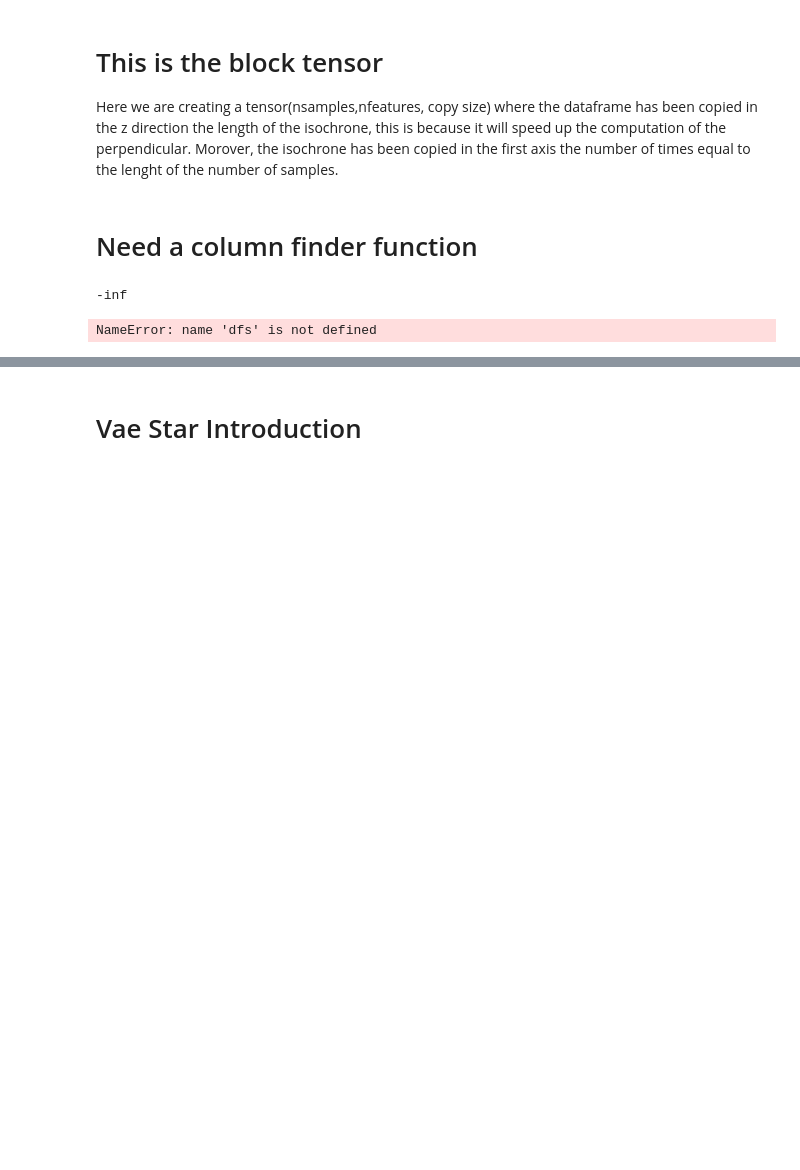
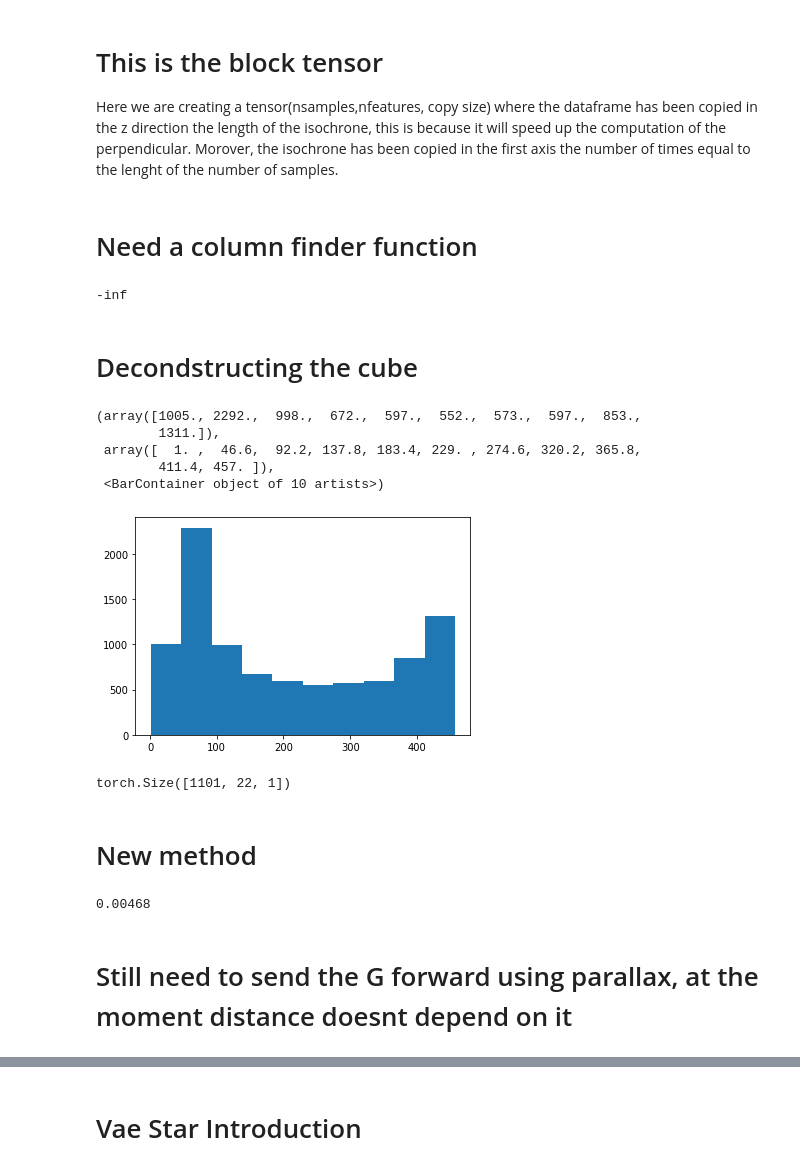
Before and after one commit to ocallam6/VaeStar, a Jupyter notebook: data_prep.ipynb, the cells around one changed output, grey strips where cells are left out. Drawn from its saved outputs; the diff is of its cells as text; code cells hidden in the pictures; blank space fills up the shorter version.

```diff
--- a/data_prep.ipynb
+++ b/data_prep.ipynb
@@ -323,3 +323,4 @@ for isochrone in dfs:
     low_c.append(0)
     isochrone['low_c']=high_c #high c is low c oops
     isochrone['high_c']=low_c
+    isochrone=isochrone[:-2]
@@ -356,11 +347,38 @@ import numpy as np
 np.float64(-10.00)/0
 # %% [output]
 -inf
+# %% [markdown]
+# Decondstructing the cube
+# %%
+import torch
+tens=[]
+for isochrone in dfs:
+    isoc=torch.tensor(isochrone.values).reshape((1,isochrone.shape[1],isochrone.shape[0]))
+    tens.append(isoc)
+
+rows=cluster_df.values
+rows_ten=torch.tensor(rows)
+rows_ten=rows_ten.reshape((rows_ten.shape[0],rows_ten.shape[1],1))
+# %%
+plt.hist(tens)
+# %% [output]
+(array([1005., 2292.,  998.,  672.,  597.,  552.,  573.,  597.,  853.,
+        1311.]),
+ array([  1. ,  46.6,  92.2, 137.8, 183.4, 229. , 274.6, 320.2, 365.8,
+        411.4, 457. ]),
+ <BarContainer object of 10 artists>)
+[figure, added]
+# %%
+rows_ten.shape
+#isoc.shape
+# %% [output]
+torch.Size([1101, 22, 1])
 # %%
+'''
 import torch
 
 collection_tensors=[]
-for isochrone in dfs[0:100]:
+for isochrone in dfs[1:2]:
     rows=cluster_df.values
     rows_ten=torch.tensor(rows)
     rows_ten=rows_ten.reshape((rows_ten.shape[0],rows_ten.shape[1],1))
@@ -370,6 +388,13 @@ for isochrone in dfs[0:100]:
 
     final=torch.cat((rows_ten,isoc),1)
 
-    collection_tensors.append(final.reshape((1,)+final.shape))
+    collection_tensors.append(final)
+'''
-# %% [output]
-NameError: name 'dfs' is not defined
+# %% [markdown]
+# New method
+# %%
+(torch.tensor(isochrone.values).element_size()*torch.tensor(isochrone.values).nelement()/1e9)*1000
+# %% [output]
+0.00468
+# %% [markdown]
+# Still need to send the G forward using parallax, at the moment distance doesnt depend on it
```
Also changed, not shown: parts of 13 cells of this notebook, 1 other file.
